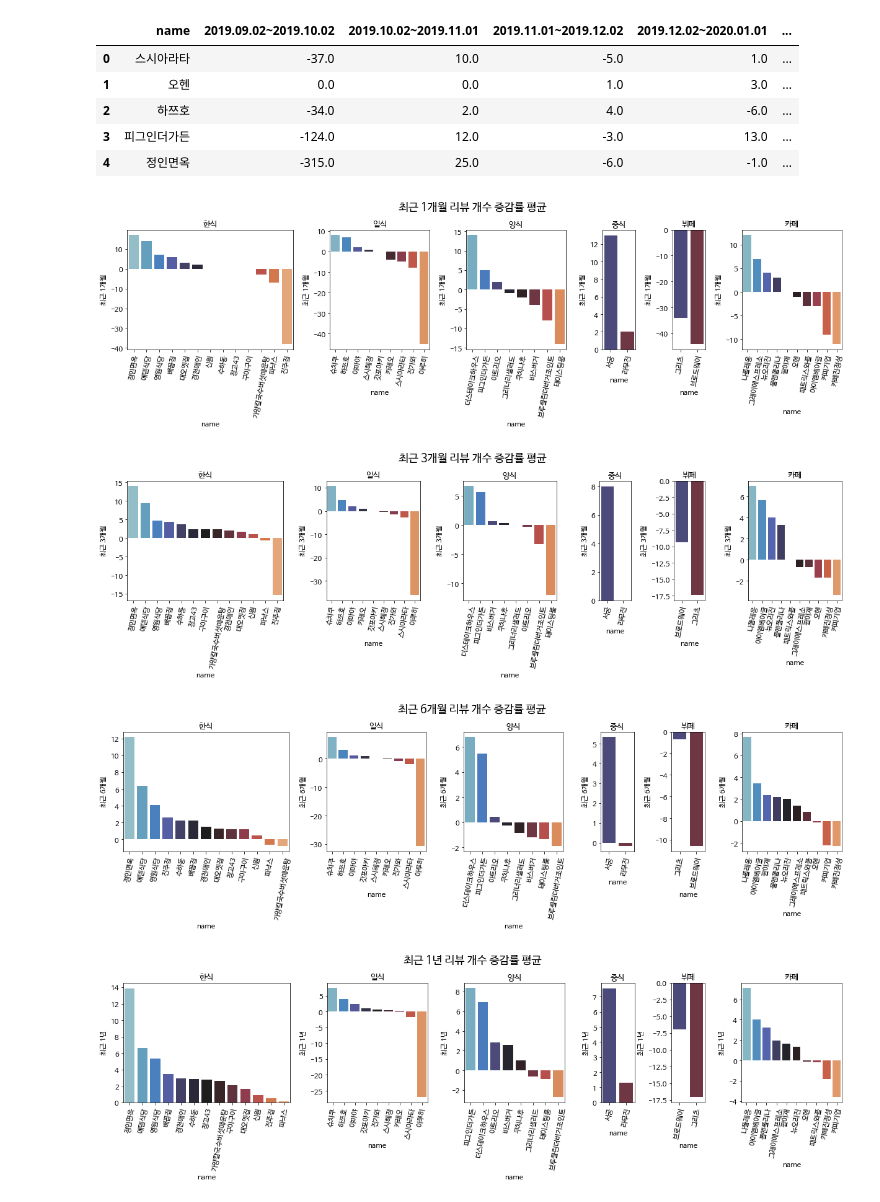
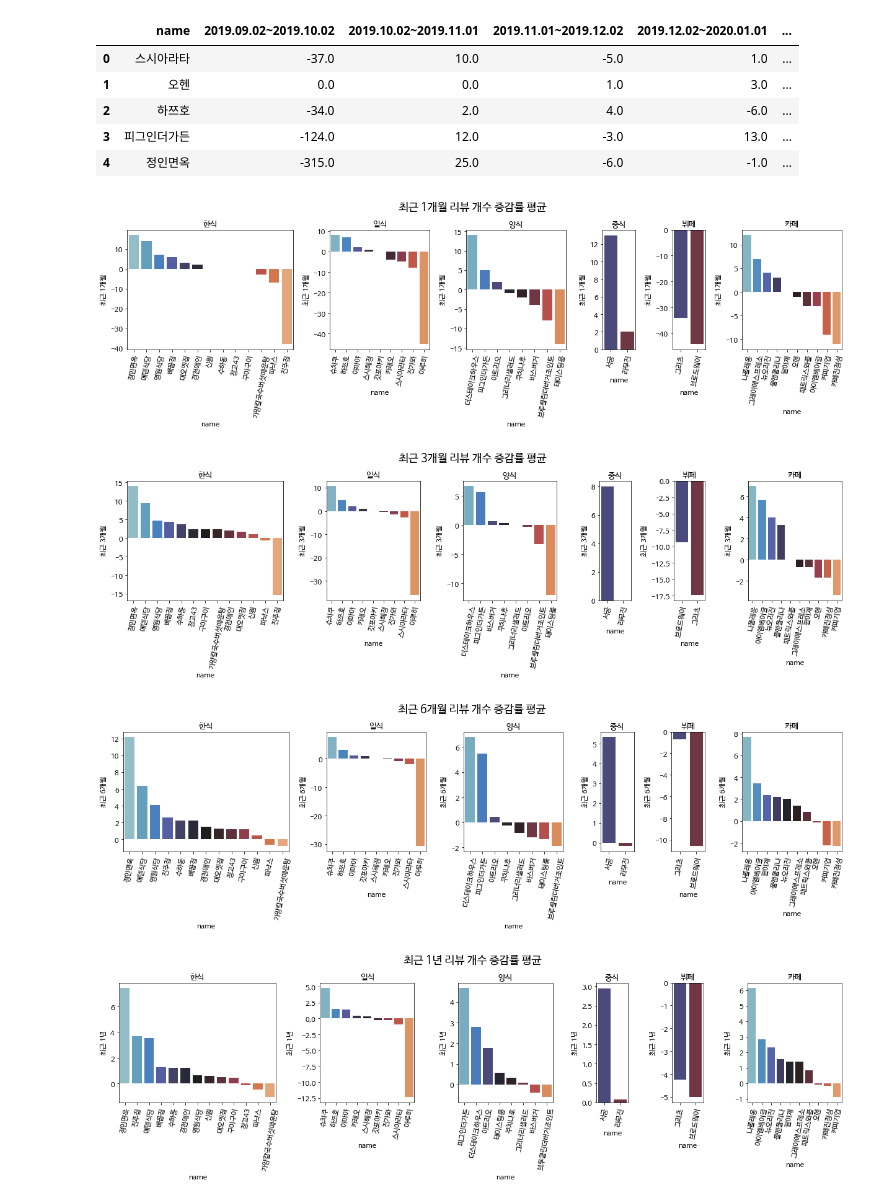
Before and after one commit to Edwardkim0/RealTastySpot, a Jupyter notebook: code/data_preprocessing.ipynb, the cells around one changed output. Drawn from its saved outputs; the diff is of its cells as text; code cells hidden in the pictures.

```diff
--- a/code/data_preprocessing.ipynb
+++ b/code/data_preprocessing.ipynb
@@ -1197,6 +1197,8 @@ review_score_time_grad_before.head()
 score_temp.to_excel('../data/리뷰증감률/review_score_time_grad_before.xlsx', index=False)
 # %%
 score_temp = pd.merge(feature_data[['name', 'New_category']], review_score_time_grad_before, on='name').reset_index(drop=True)
+# %%
+review_score_time_grad_before = review_score_time_grad_before.drop('mean', axis=1)
 # %%
 score_temp = pd.merge(feature_data[['name', 'New_category']], review_score_time_grad_before, on='name').reset_index(drop=True)
 
@@ -1221,7 +1223,7 @@ for period in ['최근 1개월', '최근 3개월', '최근 6개월', '최근 1
     elif '6개월' in period:
         score_temp[period] = score_temp.iloc[:,cols-6:cols].mean(axis=1)
     else:
-        score_temp[period] = score_temp.iloc[:,cols-6:cols].mean(axis=1)
+        score_temp[period] = score_temp.iloc[:,cols-12:cols].mean(axis=1)
     score_temp = score_temp.sort_values(['New_category', period], ascending=False).reset_index(drop=True)
 #     fig, ax = plt.subplots(1,10)
     fig, ax = plt.subplots(1, 6,
@@ -1282,33 +1284,34 @@ count_temp.to_excel('../data/리뷰증감률/review_coun
 # %%
 count_temp = pd.merge(feature_data[['name', 'New_category']], review_count_time_grad, on='name').reset_index(drop=True)
 # %%
+count_temp = pd.merge(feature_data[['name', 'New_category']], review_count_time_grad, on='name').reset_index(drop=True)
 for period in ['최근 1개월', '최근 3개월', '최근 6개월', '최근 1년']:
     cols = count_temp.shape[1]
     if '1개월' in period:
         count_temp[period] = count_temp.iloc[:,cols-1:cols].mean(axis=1)
     elif '3개월' in period:
         count_temp[period] = count_temp.iloc[:,cols-3:cols].mean(axis=1)
     elif '6개월' in period:
         count_temp[period] = count_temp.iloc[:,cols-6:cols].mean(axis=1)
     else:
-        count_temp[period] = count_temp.iloc[:,cols-6:cols].mean(axis=1)
+        count_temp[period] = count_temp.iloc[:,cols-12:cols].mean(axis=1)
     count_temp = count_temp.sort_values(['New_category', period], ascending=False).reset_index(drop=True)
 #     fig, ax = plt.subplots(1,10)
     fig, ax = plt.subplots(1, 6,
                        gridspec_kw={
                            'width_ratios': [5,3,3,1,1,3]})
     fig.set_size_inches(17,5)
 #     ax = plt.subplot2grid((2, 2), (0, 0))
     for i, cat in enumerate(['한식', '일식', '양식', '중식', '뷔페', '카페']):
         fig.suptitle(f'{period} 리뷰 개수 증감률 평균', size=18, y=1.05)
         sns.barplot('name', period, data=count_temp[count_temp['New_category']==cat], palette='icefire', ax=ax[i])
         ax[i].set_title(f'{cat}', size=13)
     #     ax = sns.barplot('New_category', period, hue='name', data=score_temp, palette='icefire')
         ax[i].set_xticklabels(ax[i].get_xticklabels(), rotation=80)
     fig.tight_layout()
     plt.savefig(f'../data/리뷰증감률/{period} 리뷰 개수 증감률 평균.png', dpi=300)
 # %% [output]
 [figure]
 [figure]
 [figure]
-[figure, old version]
+[figure, new version]
```
Also changed, not shown: parts of 1 cell of this notebook, 7 other files.
